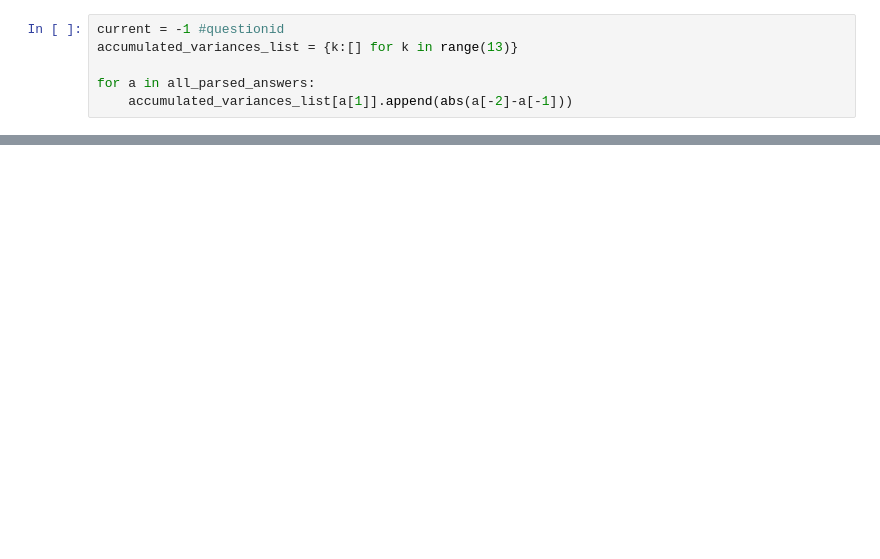
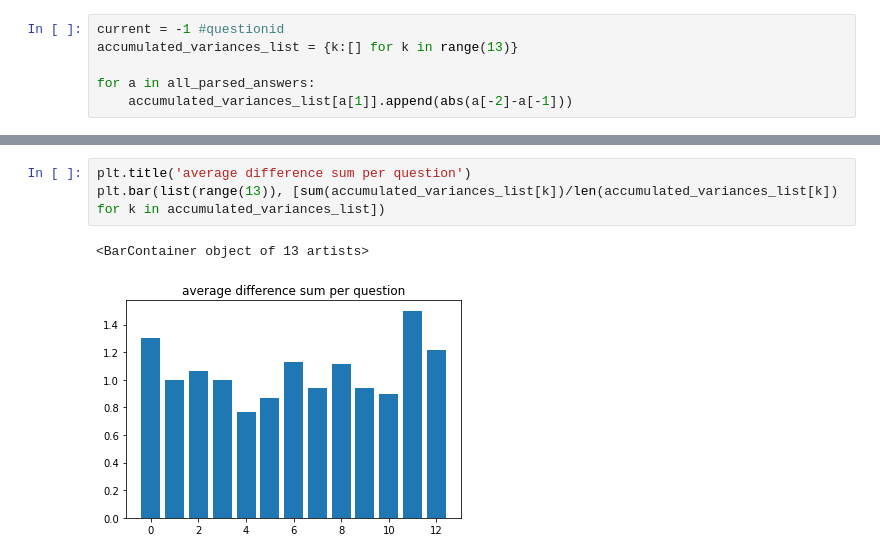
Before and after one commit to bashFish/markmywork, a Jupyter notebook: evaluate_results.ipynb, the cells around one changed output, grey strips where cells are left out. Cells and saved outputs as stored; diff of their text form; blank space fills up the shorter version.

```diff
--- a/evaluate_results.ipynb
+++ b/evaluate_results.ipynb
@@ -122,3 +123,9 @@ plt.bar(list(range(13)), [sum(accumulated_variances_list[k]) for k in accumulate
+# %%
+plt.title('average difference sum per question')
+plt.bar(list(range(13)), [sum(accumulated_variances_list[k])/len(accumulated_variances_list[k]) for k in accumulated_variances_list])
+# %% [output]
+<BarContainer object of 13 artists>
+[figure, added]
 # %%
 plt.title('absolute difference boxplot per question')
 plt.boxplot([accumulated_variances_list[k] for k in accumulated_variances_list])
```
Also changed, not shown: parts of 9 cells of this notebook, 5 other files.
